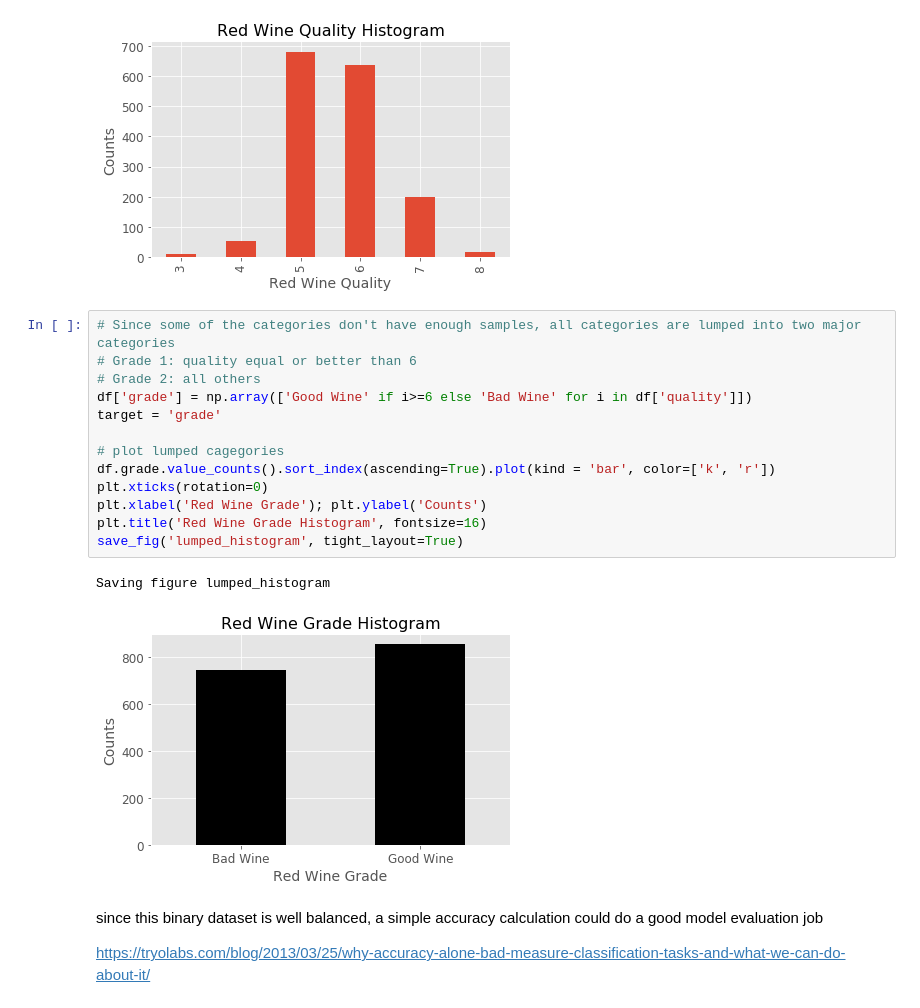
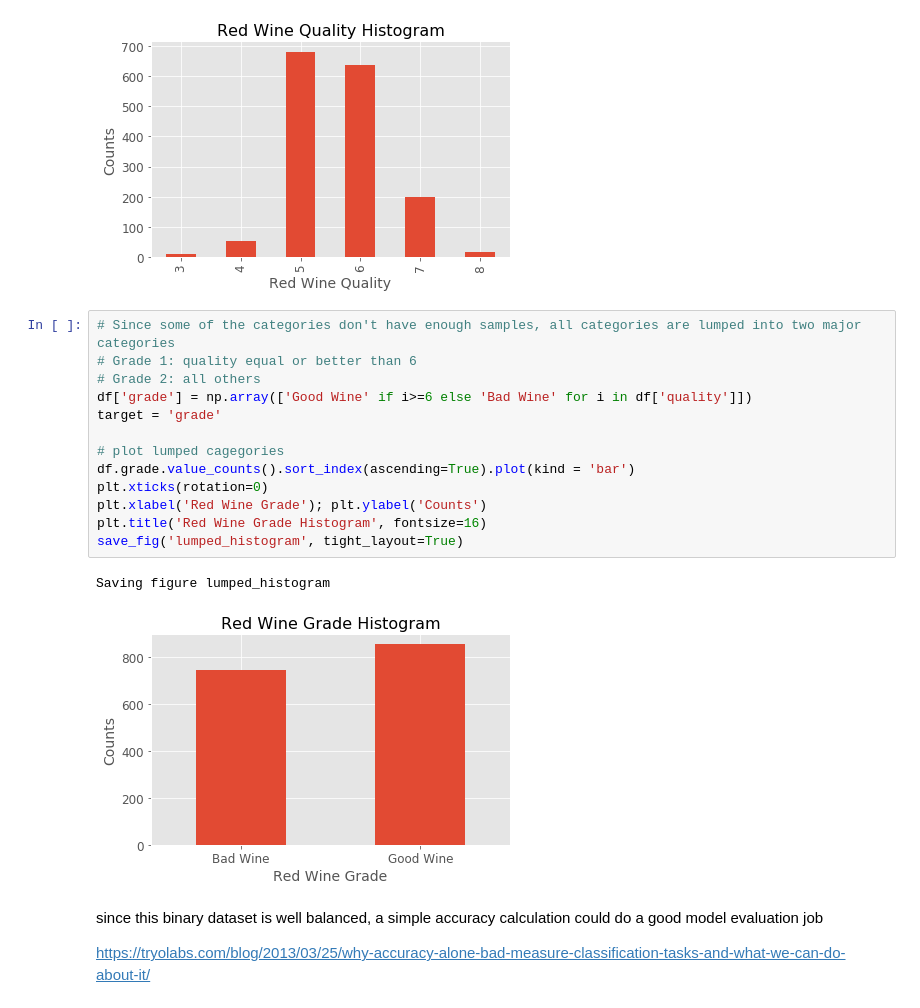
Before and after one commit to wanlipu/dsmain, a Jupyter notebook: machine_learning/classification-final-1.ipynb, the cells around one changed output. Drawn from its saved outputs; the diff is of its cells as text.

```diff
--- a/machine_learning/classification-final-1.ipynb
+++ b/machine_learning/classification-final-1.ipynb
@@ -87,19 +87,19 @@ Saving figure original_histogram
 # %%
 # Since some of the categories don't have enough samples, all categories are lumped into two major categories
 # Grade 1: quality equal or better than 6
 # Grade 2: all others
 df['grade'] = np.array(['Good Wine' if i>=6 else 'Bad Wine' for i in df['quality']])
 target = 'grade'
 
 # plot lumped cagegories
-df.grade.value_counts().sort_index(ascending=True).plot(kind = 'bar', color=['k', 'r'])
+df.grade.value_counts().sort_index(ascending=True).plot(kind = 'bar')
 plt.xticks(rotation=0)
 plt.xlabel('Red Wine Grade'); plt.ylabel('Counts')
 plt.title('Red Wine Grade Histogram', fontsize=16)
 save_fig('lumped_histogram', tight_layout=True)
 # %% [output]
 Saving figure lumped_histogram
-[figure, old version]
+[figure, new version]
 # %% [markdown]
 since this binary dataset is well balanced, a simple accuracy calculation could do a good model evaluation job
 
```
Also changed, not shown: parts of 20 cells of this notebook, 37 other files.
